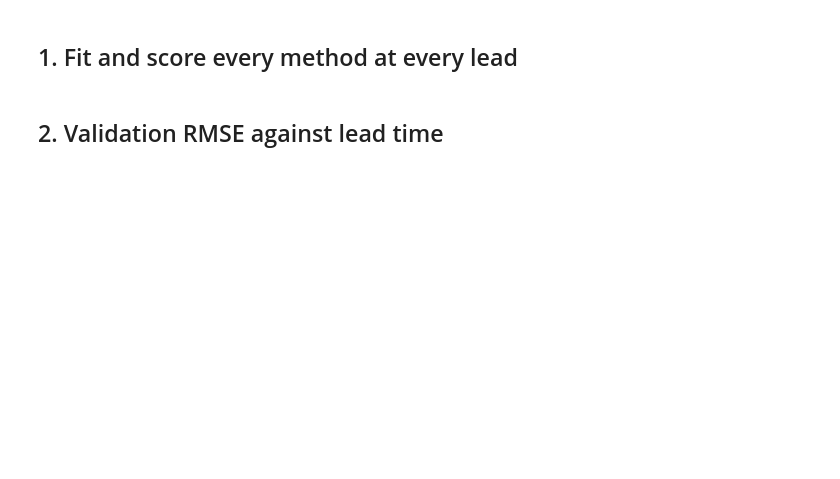
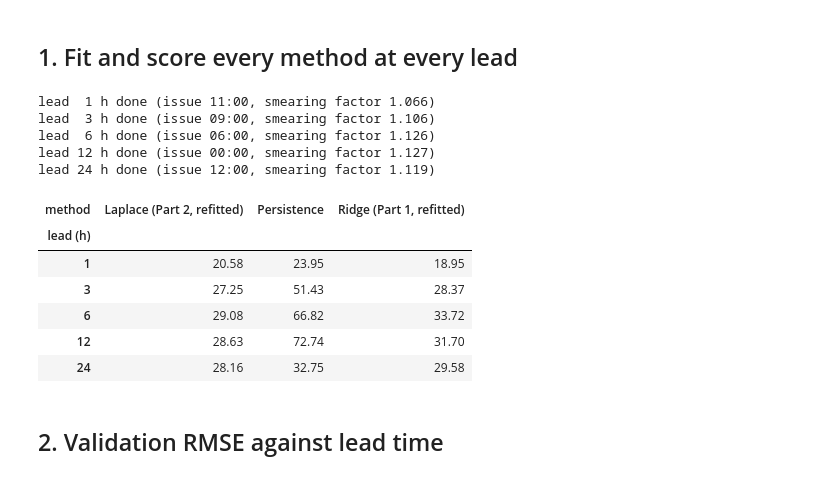
Before and after one commit to ponishbhatia/manifold-CS771, a Jupyter notebook: Part_3.ipynb, the cells around one changed output. Cells and saved outputs as stored; diff of their text form; code cells hidden in the pictures; blank space fills up the shorter version.

```diff
--- a/Part_3.ipynb
+++ b/Part_3.ipynb
@@ -39,36 +41,51 @@ LEADS = [1, 3, 6, 12, 24]
 ## 1. Fit and score every method at every lead
 # %%
 rows, preds = [], {}
+laplace_models, X_vals, y_vals, T_vals = {}, {}, {}, {}
 for lead in LEADS:
     T_train, T_val = B.issue_times(lead)
     y_train, y_val = B.targets(W, T_train, lead), B.targets(W, T_val, lead)
     assert len(y_train) == 113_256 and len(y_val) == 42_588
 
     # leakage check at this lead: features from history cut at t are identical
     t = T_val[10]
     a, _, _ = FC.extract_features(W, [t], ctx)
     b, _, _ = FC.extract_features(W.loc[:t], [t], ctx)
     assert np.allclose(a, b), f"leakage at lead {lead}"
 
     X_train, _, _ = FC.extract_features(W, T_train, ctx)
     X_val, _, _ = FC.extract_features(W, T_val, ctx)
     laplace = PM.LogLaplaceForecaster().fit(X_train, y_train)
 
     p = {"Persistence": B.persistence(W, T_val),
          "Ridge (Part 1, refitted)": B.part1_ridge_predict(W, stations, T_val, lead),
          "Laplace (Part 2, refitted)": laplace.predict(X_val)}
     preds[lead] = p
+    laplace_models[lead], X_vals[lead], y_vals[lead], T_vals[lead] = laplace, X_val, y_val, T_val
     for method, pred in p.items():
         e = B.evaluate(pred, y_val, T_val, lead)
         rows.append({"lead (h)": lead, "issue time": f"{T_val[0]:%H:%M}" + (" (day d)" if lead == 24 else " (day d+1)"),
                      "method": method, "RMSE": e["RMSE"], "MAE": e["MAE"],
                      "RMSE Sep": e["RMSE Sep"], "RMSE Oct": e["RMSE Oct"], "RMSE Nov": e["RMSE Nov"],
                      "bias": float(np.mean(np.clip(pred, 0, None) - y_val))})
     print(f"lead {lead:2d} h done (issue {T_val[0]:%H:%M}, smearing factor {laplace.smearing_:.3f})")
 
 results = pd.DataFrame(rows)
 results.to_csv("part3_results.csv", index=False)
 results.pivot(index="lead (h)", columns="method", values="RMSE").round(2)
+# %% [output]
+lead  1 h done (issue 11:00, smearing factor 1.066)
+lead  3 h done (issue 09:00, smearing factor 1.106)
+lead  6 h done (issue 06:00, smearing factor 1.126)
+lead 12 h done (issue 00:00, smearing factor 1.127)
+lead 24 h done (issue 12:00, smearing factor 1.119)
+| method | Laplace (Part 2, refitted) | Persistence | Ridge (Part 1, refitted) |
+| lead (h) |  |  |  |
+| 1 | 20.58 | 23.95 | 18.95 |
+| 3 | 27.25 | 51.43 | 28.37 |
+| 6 | 29.08 | 66.82 | 33.72 |
+| 12 | 28.63 | 72.74 | 31.70 |
+| 24 | 28.16 | 32.75 | 29.58 |
 # %% [markdown]
 ## 2. Validation RMSE against lead time
 # %%
```
Also changed, not shown: parts of 7 cells of this notebook, 1 other file.
